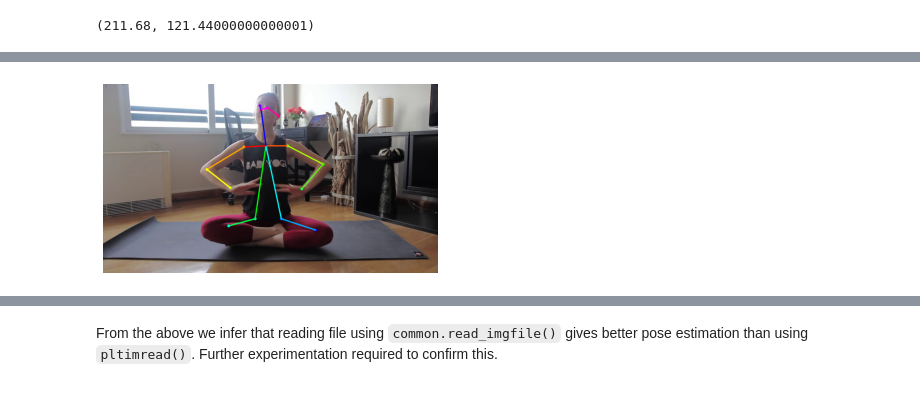
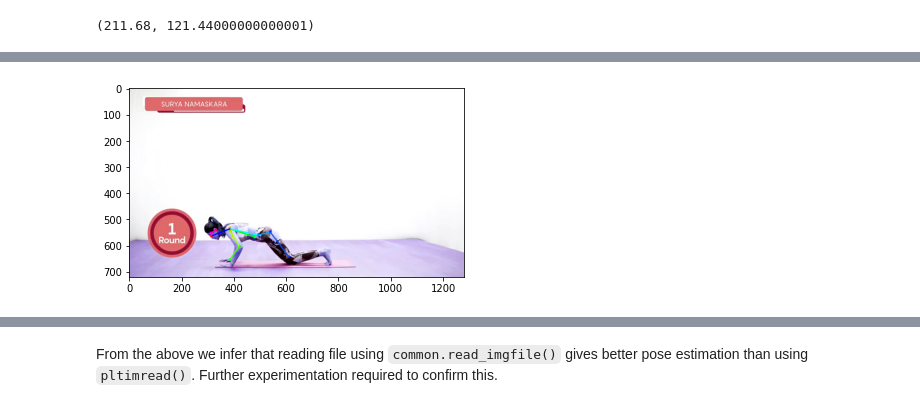
Before and after one commit to Shubhranshu-Malhotra/Yoga-Pose-Comparison, a Jupyter notebook: Yoga_Supervisor_pilot_project.ipynb, the cells around one changed output, grey strips where cells are left out. Drawn from its saved outputs; the diff is of its cells as text; code cells hidden in the pictures.

```diff
--- a/Yoga_Supervisor_pilot_project.ipynb
+++ b/Yoga_Supervisor_pilot_project.ipynb
@@ -134,7 +163,7 @@ e = TfPoseEstimator(get_graph_path(model), target_size=(w, h))
 # %%
-image_path = 'image_141.jpg'
-image_plt = plt.imread(image_path)
+global_image_path = '/content/drive/MyDrive/Datasets/yoga_supervisor/extracted_images/yoga_2_1/image_109.jpg'
+global_image_plt = plt.imread(global_image_path)
 # image = cv2.cvtColor(image, cv2.COLOR_BGR2RGB)
-plt.imshow(image_plt)
+plt.imshow(global_image_plt)
 plt.grid();
 # %% [output]
@@ -144,7 +173,7 @@ image_plt.shape
 # %% [output]
 (720, 1280, 3)
 # %%
-image_common = common.read_imgfile(image_path, None, None)
-plt.imshow(image_common)
+global_image_common = common.read_imgfile(global_image_path, None, None)
+plt.imshow(global_image_common)
 # %% [output]
 <matplotlib.image.AxesImage at 0x...>
@@ -154,4 +183,4 @@ image_common.shape, type(image_common)
 # %% [output]
 ((720, 1280, 3), numpy.ndarray)
 # %%
-humans = e.inference(image_common, resize_to_default=(w > 0 and h > 0), upsample_size=4.0)
+global_humans_common = global_e.inference(global_image_common, resize_to_default=(w > 0 and h > 0), upsample_size=4.0)
@@ -223,7 +256,7 @@ plt.grid();
 # %%
-image = TfPoseEstimator.draw_humans(image_plt, humans, imgcopy=False)
+drawn_image = TfPoseEstimator.draw_humans(global_image_common, global_humans_common, imgcopy=False)
 # %%
-plt.imshow(image);
-plt.axis('off');
+plt.imshow(drawn_image);
+# plt.axis('off');
 # %% [output]
-[figure, old version]
+[figure, new version]
```
Also changed, not shown: parts of 22 cells of this notebook.
